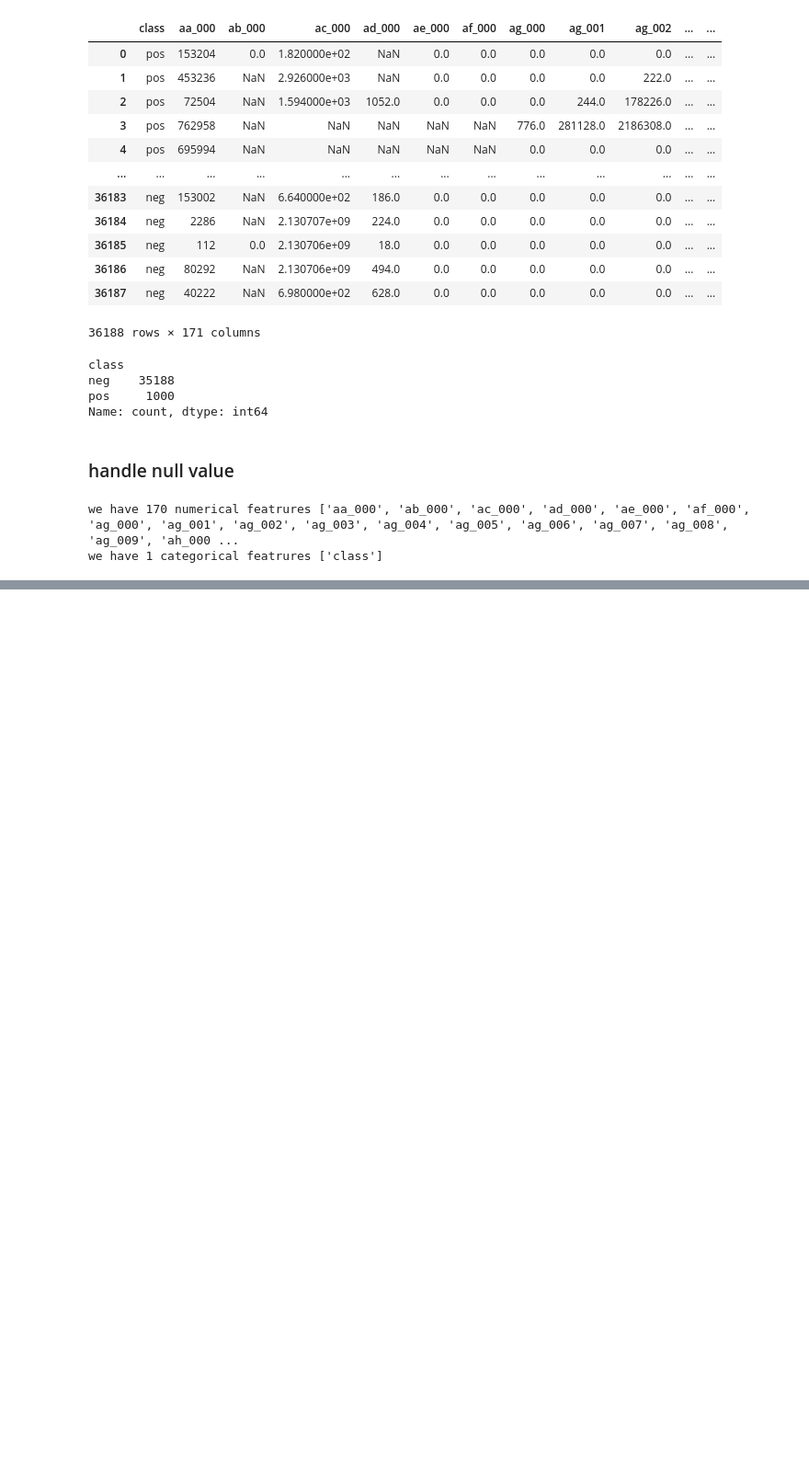
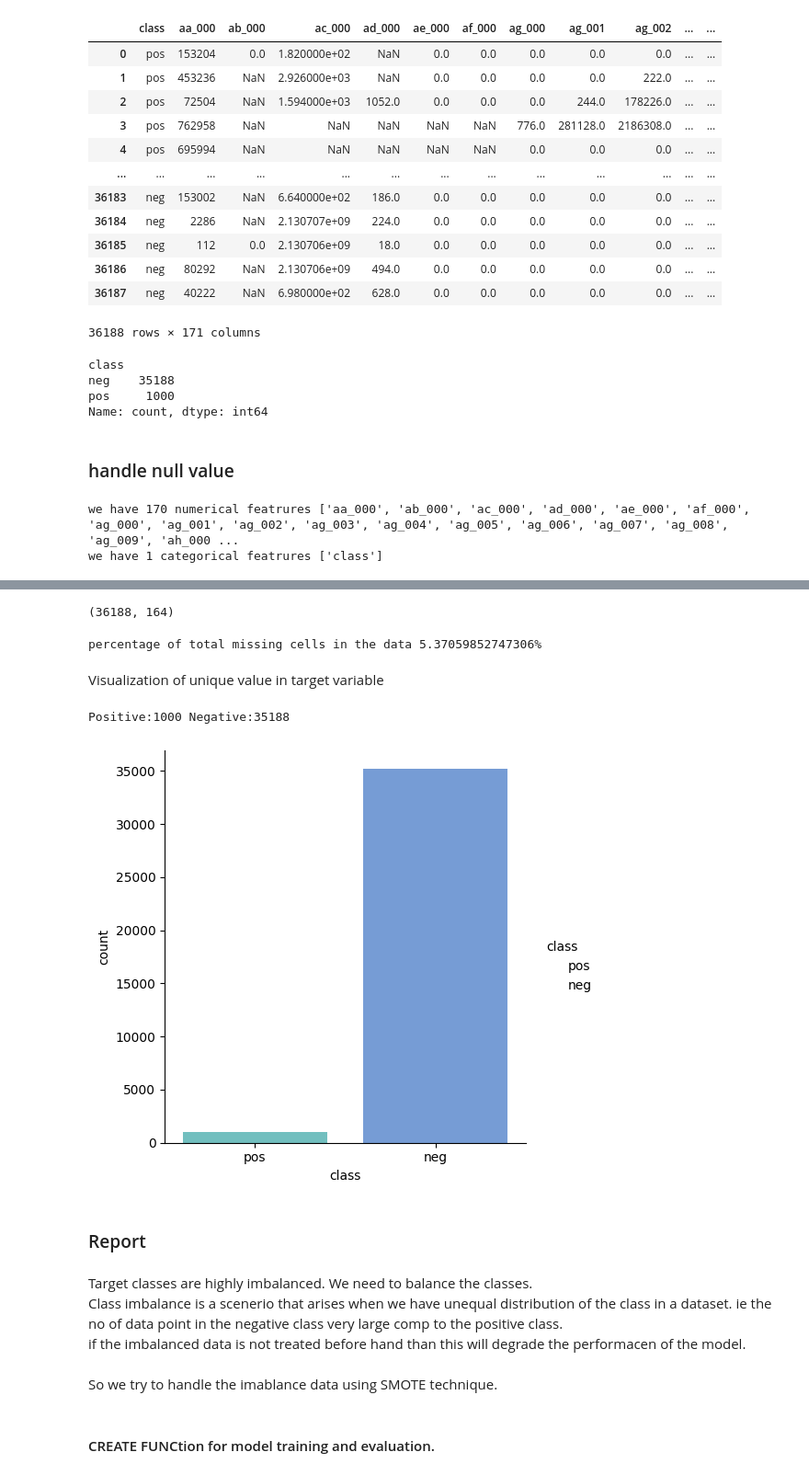
Before and after one commit to Hamzajani153/livesensor, a Jupyter notebook: EDA.ipynb, the cells around one changed output, grey strips where cells are left out. Shown at 92% size. Saved outputs shown, nothing was run; the diff lists cells and outputs as text; code cells hidden in the pictures; blank space fills up the shorter version.

```diff
--- a/EDA.ipynb
+++ b/EDA.ipynb
@@ -74,0 +91,4 @@ we have 1 categorical featrures ['class']
+# %%
+dropcols = missing[missing[0] > 70]
+
+dropcols
@@ -74,0 +104,37 @@ we have 1 categorical featrures ['class']
+# %%
+df.drop(list(dropcols.index), axis=1, inplace=True)
+# %%
+df.shape
+# %% [output]
+(36188, 164)
+# %%
+missing_value_counts = df.isnull().sum()
+total_cells = np.product(df.shape)
+total_missing = missing_value_counts.sum()
+
+print(f"percentage of total missing cells in the data {(total_missing/total_cells) * 100}%")
+# %% [output]
+percentage of total missing cells in the data 5.37059852747306%
+# %% [markdown]
+Visualization of unique value in target variable
+# %%
+pos = df[df['class'] == 'pos'].shape[0]
+neg = df[df['class'] == 'neg'].shape[0]
+print("Positive:" + str(pos) + " Negative:" + str(neg))
+sns.catplot(data=df , x='class', kind='count',palette="winter_r" , alpha=0.6)
+plt.show()
+# %% [output]
+Positive:1000 Negative:35188
+[figure, added]
+# %% [markdown]
+### Report
+# %% [markdown]
+Target classes are highly imbalanced. We need to balance the classes. <br>
+Class imbalance is a scenerio that arises when we have unequal distribution of the class in
+a dataset. ie the no of data point in the negative class very large comp to the positive class.  <br>
+if the imbalanced data is not treated before hand than  this will degrade the performacen
+of the model.
+# %% [markdown]
+So we try to handle the imablance data using SMOTE technique.
+# %% [markdown]
+#### CREATE FUNCtion for model training and evaluation.
```
Also changed, not shown: parts of 5 cells of this notebook.
